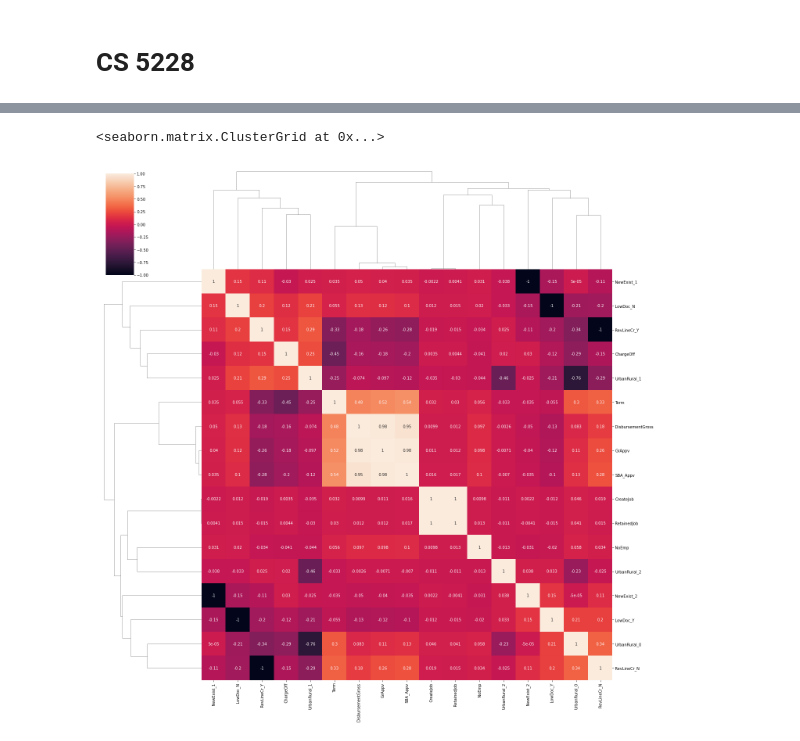
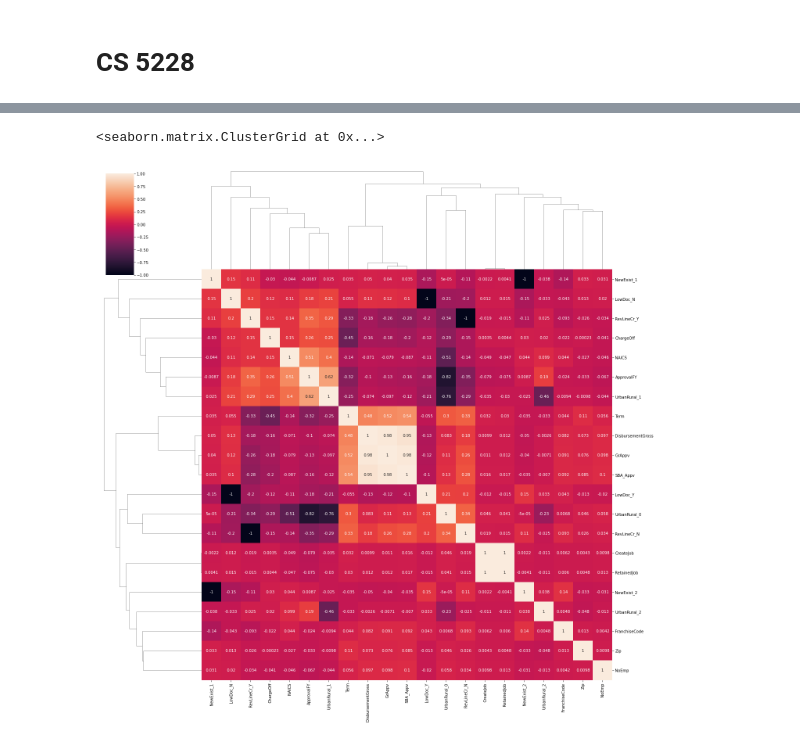
Before and after one commit to pocketgirl89757/CS5228_Project, a Jupyter notebook: data_cleaning.ipynb, the cells around one changed output, grey strips where cells are left out. Drawn from its saved outputs; the diff is of its cells as text; code cells hidden in the pictures.

Commit message:
Model selection for dropna

```diff
--- a/data_cleaning.ipynb
+++ b/data_cleaning.ipynb
@@ -140,18 +170,13 @@ memory usage: 8.9+ MB
 # %%
-# visualization
-import seaborn as sb
-import matplotlib.pyplot as plt
-%matplotlib inline
-
-sb.clustermap(df4.corr(), annot=True, figsize=(20, 20))
+sb.clustermap(base_dropna.corr(), annot=True, figsize=(20, 20))
 
 # Create Job and Retained Job is highly correlated
 
 # Low correlation
 # ID, Create Job, Retained Job
 # %% [output]
 <seaborn.matrix.ClusterGrid at 0x...>
-[figure, old version]
+[figure, new version]
 # %%
 plt.figure(figsize=(20,5))
 sb.countplot(x='State', data=df3,order = df3['State'].value_counts().index,hue='ChargeOff');
```
Also changed, not shown: parts of 14 cells of this notebook.
